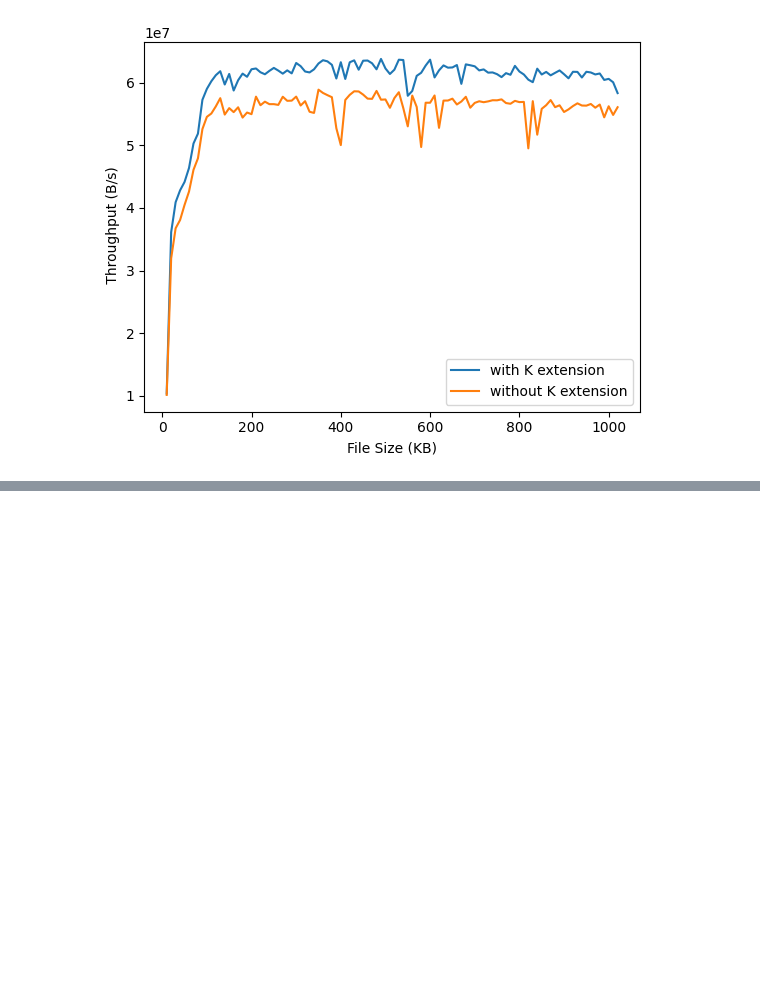
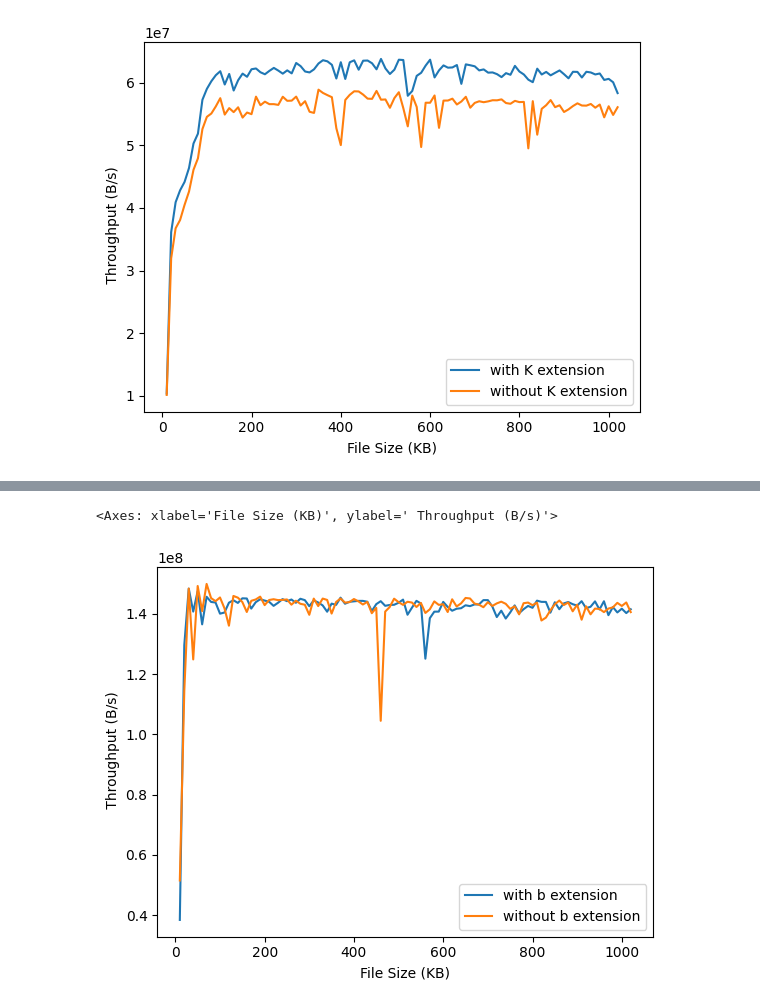
Before and after one commit to harshdabhi/riscv_project, a Jupyter notebook: visualisation.ipynb, the cells around one changed output, grey strips where cells are left out. Saved outputs shown, nothing was run; the diff lists cells and outputs as text; code cells hidden in the pictures; blank space fills up the shorter version.

```diff
--- a/visualisation.ipynb
+++ b/visualisation.ipynb
@@ -53,0 +77,6 @@ sns.lineplot(df_without,x='File Size (KB)',y=' Throughput (B/s)',label='without
+# %%
+sns.lineplot(df_with_aes,x='File Size (KB)',y=' Throughput (B/s)',label='with b extension')
+sns.lineplot(df_without_aes,x='File Size (KB)',y=' Throughput (B/s)',label='without b extension')
+# %% [output]
+<Axes: xlabel='File Size (KB)', ylabel=' Throughput (B/s)'>
+[figure, added]
```
Also changed, not shown: parts of 4 cells of this notebook, 20 other files.
